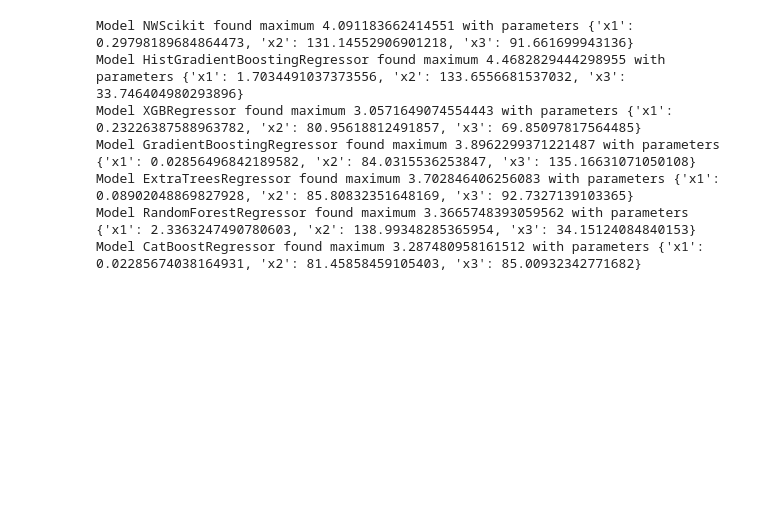
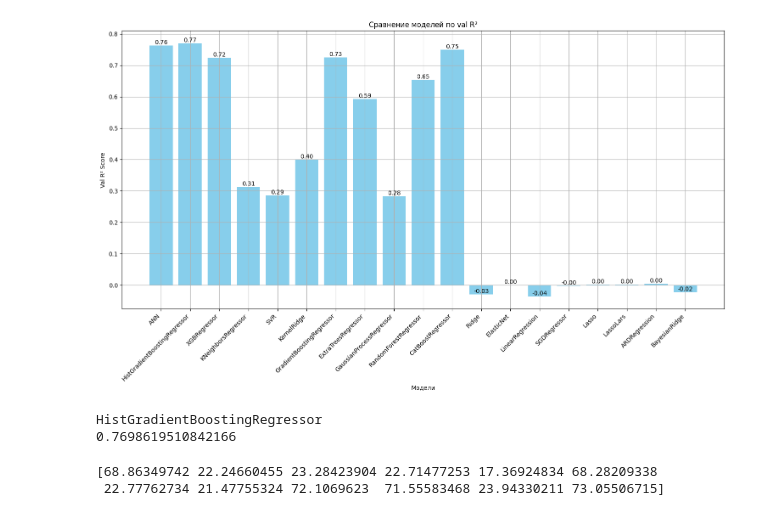
Before and after one commit to KnightKotOR/UW_SM, a Jupyter notebook: src/synth_main.ipynb, the cells around one changed output. Cells and saved outputs as stored; diff of their text form; code cells hidden in the pictures; blank space fills up the shorter version.

```diff
--- a/src/synth_main.ipynb
+++ b/src/synth_main.ipynb
@@ -62,0 +101,33 @@ print(results.to_string(), '\n')
+# %%
+# Построить график валидационной оценки R2 для лучших моделей
+plt.figure(figsize=(15, 9))
+
+plt.grid()
+bars = plt.bar(model_names, val_r2_scores, color='skyblue')
+plt.title('Сравнение моделей по val R²')
+plt.xlabel('Модели')
+plt.ylabel('Val R² Score')
+plt.xticks(rotation=45, ha='right')
+for bar, score in zip(bars, val_r2_scores):
+    plt.text(bar.get_x() + bar.get_width() / 2, bar.get_height(),
+             f'{score:.2f}', ha='center', va='bottom')
+plt.tight_layout()
+# %% [output]
+[figure, added]
+# %%
+# Выбрать модель для симуляции
+scores = OS.best_models_r_val
+
+r2_max = -99
+
+for i, test_r2_score in enumerate(scores):
+    if r2_max < test_r2_score:
+        r2_max = test_r2_score
+        ii = i
+
+model_to_simulate = OS.best_models[ii]
+print(type(model_to_simulate).__name__)
+print(r2_max)
+# %% [output]
+HistGradientBoostingRegressor
+0.7698619510842166
@@ -63,11 +142,3 @@ print(results.to_string(), '\n')
 # %%
 # Оптимизация над аппроксимируемой функцией
-BO.find_max(scaler)
+OS.optimize(OS.best_models, scaler, direction='minimize', problem='synth', plot=False, verbose=True)
-# %% [output]
-Model NWScikit found maximum 4.091183662414551 with parameters {'x1': 0.29798189684864473, 'x2': 131.14552906901218, 'x3': 91.661699943136}
-Model HistGradientBoostingRegressor found maximum 4.4682829444298955 with parameters {'x1': 1.7034491037373556, 'x2': 133.6556681537032, 'x3': 33.746404980293896}
-Model XGBRegressor found maximum 3.0571649074554443 with parameters {'x1': 0.23226387588963782, 'x2': 80.95618812491857, 'x3': 69.85097817564485}
-Model GradientBoostingRegressor found maximum 3.8962299371221487 with parameters {'x1': 0.02856496842189582, 'x2': 84.0315536253847, 'x3': 135.16631071050108}
-Model ExtraTreesRegressor found maximum 3.702846406256083 with parameters {'x1': 0.08902048869827928, 'x2': 85.80832351648169, 'x3': 92.7327139103365}
-Model RandomForestRegressor found maximum 3.3665748393059562 with parameters {'x1': 2.3363247490780603, 'x2': 138.99348285365954, 'x3': 34.15124084840153}
-Model CatBoostRegressor found maximum 3.287480958161512 with parameters {'x1': 0.02285674038164931, 'x2': 81.45858459105403, 'x3': 85.00932342771682}
@@ -73,0 +161,6 @@ Model CatBoostRegressor found maximum 3.287480958161512 with parameters {'x1': 0
+# %%
+x_np = np.array(x_history)[:,0]
+print(x_np)
+# %% [output]
+[68.86349742 22.24660455 23.28423904 22.71477253 17.36924834 68.28209338
+ 22.77762734 21.47755324 72.1069623  71.55583468 23.94330211 73.05506715]
```
Also changed, not shown: parts of 15 cells of this notebook, 32 other files.
